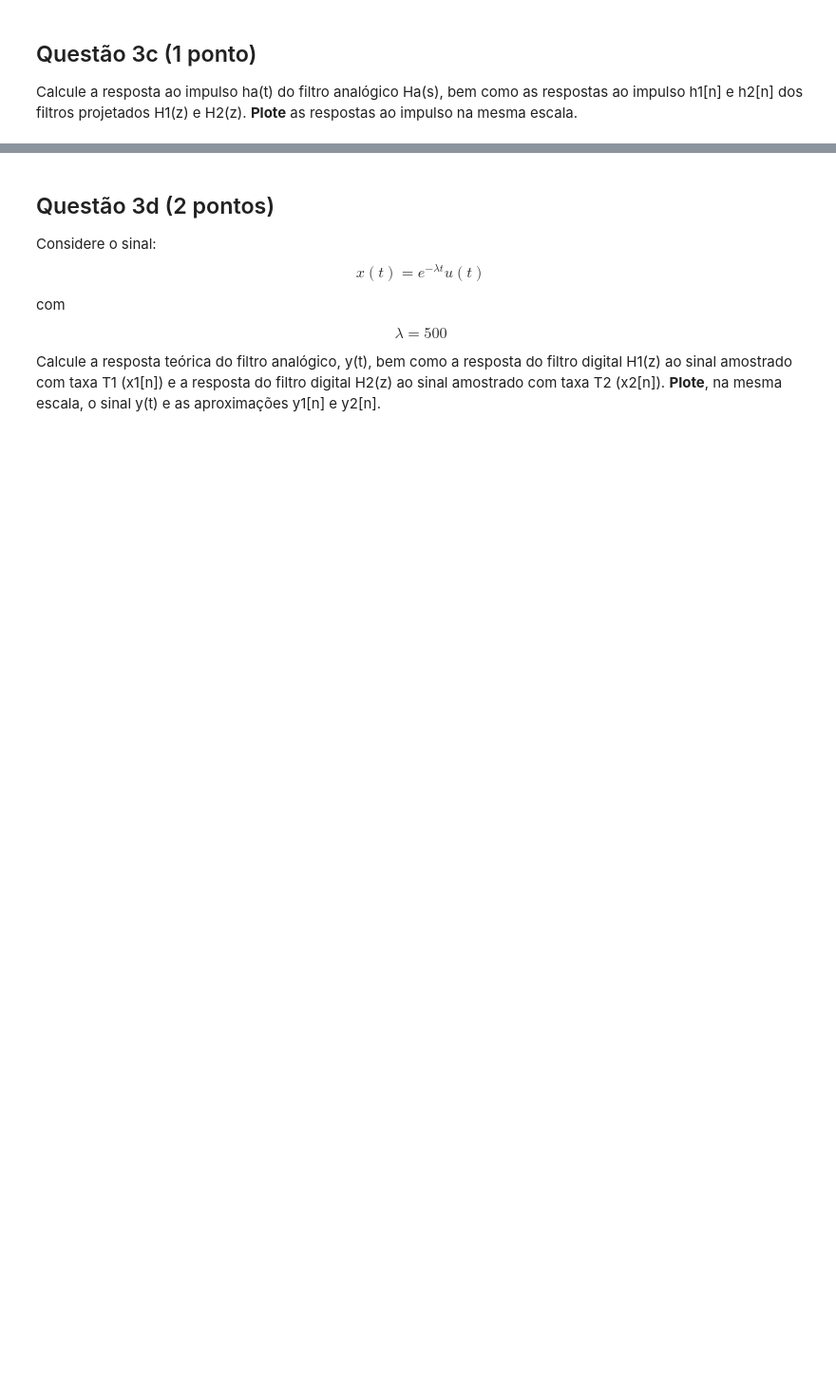
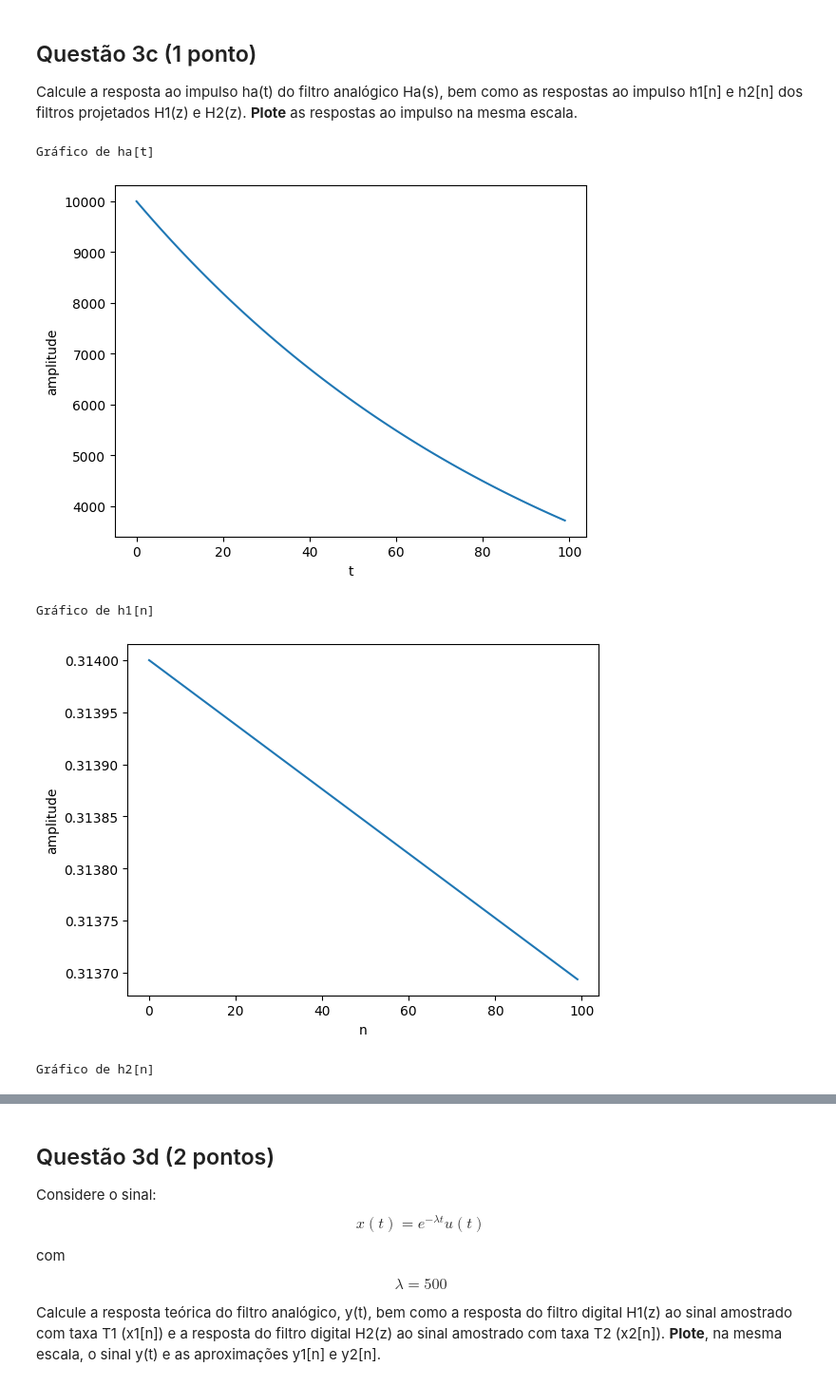
Before and after one commit to CristianoCTS/SSTD, a Jupyter notebook: Projeto-2/211028050-projeto2.ipynb, the cells around one changed output, grey strips where cells are left out. Shown at 95% size. Saved outputs shown, nothing was run; the diff lists cells and outputs as text; code cells hidden in the pictures; blank space fills up the shorter version.

```diff
--- a/Projeto-2/211028050-projeto2.ipynb
+++ b/Projeto-2/211028050-projeto2.ipynb
@@ -301,0 +425,52 @@ Calcule a resposta ao impulso ha(t) do filtro analógico Ha(s), bem como as resp
+# %%
+# Pela linha 5 da tabela 4.1 do livro Sinais e Sistema 2a edição B.P. Lathi ha(t) = W*np.exp(-W*t)*u(t)
+# Pela linha 6 da tabela 5.2 do livro Sinais e Sistema 2a edição B.P. Lathi h1(n) = W*T*np.exp(-W*T*n)*u(n)
+# Pela linha 6 da tabela 5.2 do livro Sinais e Sistema 2a edição B.P. Lathi h2(n) = W*T*np.exp(-W*T*n)*u(n)
+
+def ha(t):
+    W = 10000
+    return (W*np.exp(-W*t))
+
+def h1(n):
+    W = 10000
+    T = 0.0000314
+    return (W*T*np.exp(-W*T*n))
+
+def h2(n):
+    W = 10000
+    T = 0.00000314
+    return (W*T*np.exp(-W*T*n))
+
+Lista_ha = []
+Lista_h1 = []
+Lista_h2 = []
+
+#Modifiquei os ranges para igualar as escalas devido as diferentes taxas de amostragem
+for i in range(100):
+    Lista_ha.append(ha(i*0.000001))
+    Lista_h1.append(h1(i*0.0000314))
+    Lista_h2.append(h2(i*0.00000314))
+
+print("Gráfico de ha[t]")
+plt.plot(Lista_ha)
+plt.xlabel("t")
+plt.ylabel("amplitude")
+plt.show()
+
+print("Gráfico de h1[n]")
+plt.plot(Lista_h1)
+plt.xlabel("n")
+plt.ylabel("amplitude")
+plt.show()
+
+print("Gráfico de h2[n]")
+plt.plot(Lista_h2)
+plt.xlabel("n")
+plt.ylabel("amplitude")
+plt.show()
+# %% [output]
+Gráfico de ha[t]
+[figure, added]
+Gráfico de h1[n]
+[figure, added]
+Gráfico de h2[n]
```
Also changed, not shown: parts of 9 cells of this notebook.
